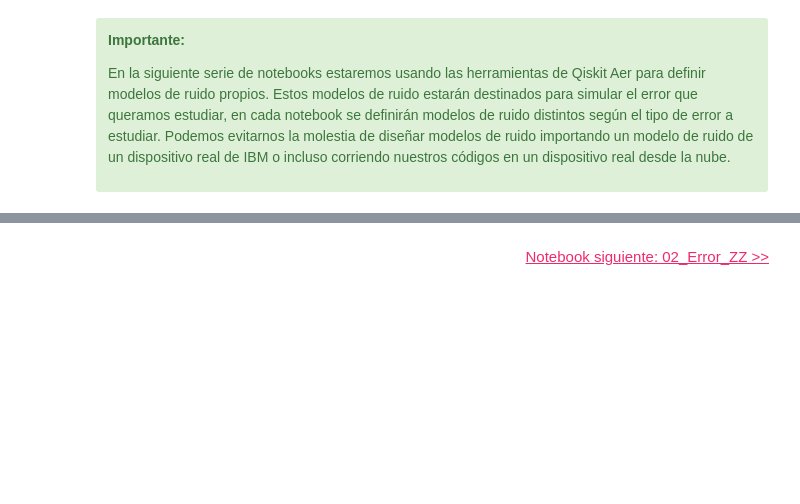
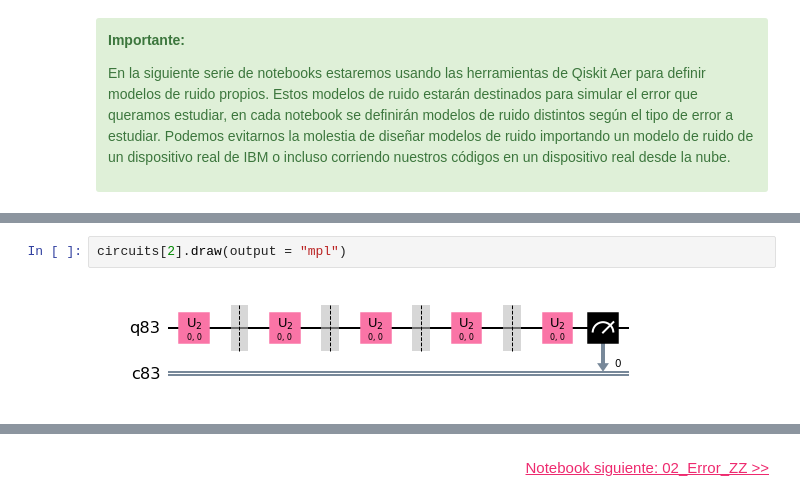
Before and after one commit to QMexico/taller-qiskit, a Jupyter notebook: 04_Qiskit_Ignis/01_Errores_en_Compuertas.ipynb, the cells around one changed output, grey strips where cells are left out. Drawn from its saved outputs; the diff is of its cells as text; blank space fills up the shorter version.

```diff
--- a/04_Qiskit_Ignis/01_Errores_en_Compuertas.ipynb
+++ b/04_Qiskit_Ignis/01_Errores_en_Compuertas.ipynb
@@ -166,0 +178,4 @@ Explicación a con sus correspondientes matemáticas
+# %%
+circuits[2].draw(output = "mpl")
+# %% [output]
+[figure, added]
```
Also changed, not shown: parts of 48 cells of this notebook.
